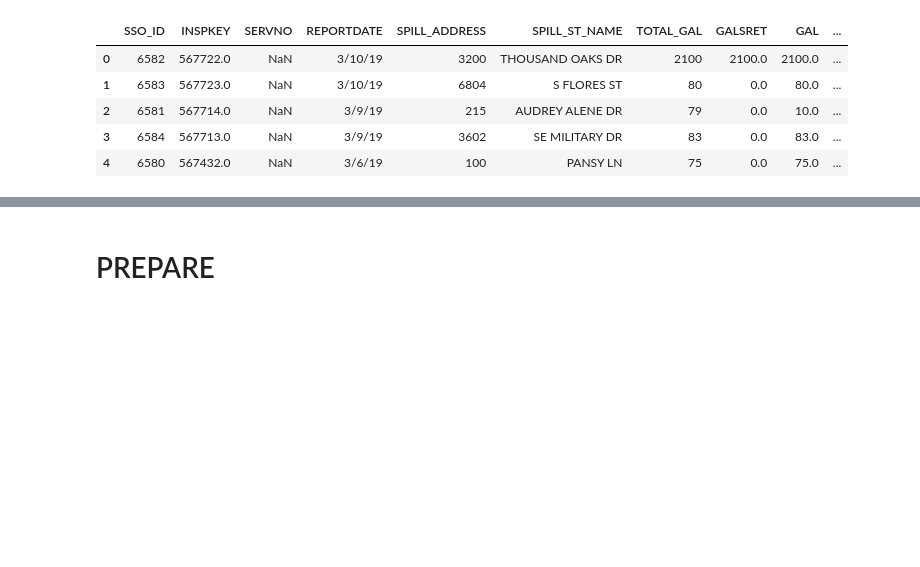
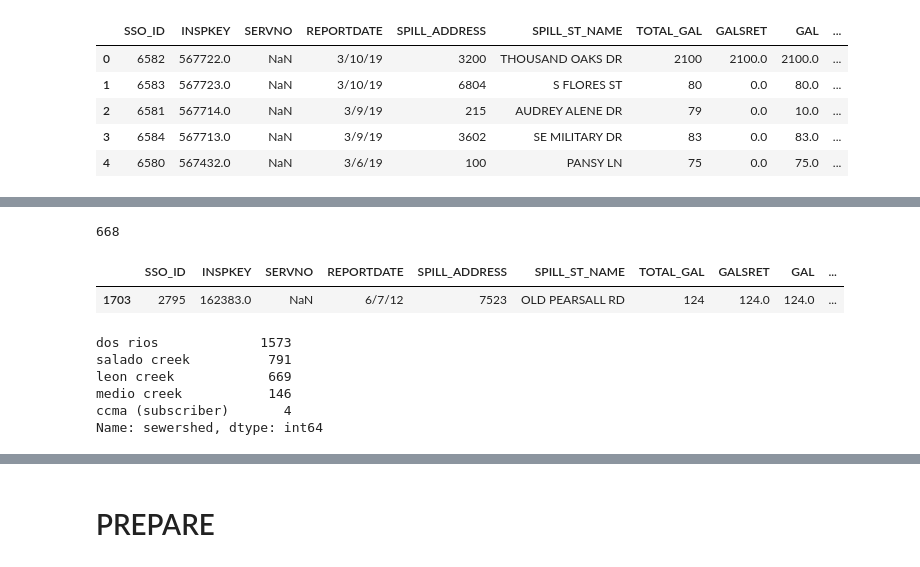
Before and after one commit to codeupada1/san-antonio-datathon-2019, a Jupyter notebook: ssg-notebook.ipynb, the cells around one changed output, grey strips where cells are left out. Cells and saved outputs as stored; diff of their text form; code cells hidden in the pictures; blank space fills up the shorter version.

```diff
--- a/ssg-notebook.ipynb
+++ b/ssg-notebook.ipynb
@@ -78 +78,10 @@ Salado Creek            1
 Name: WATERSHED, dtype: int64
+# %%
+(df.WATERSHED == 'LEON CREEK').sum()
+# %% [output]
+668
+# %%
+df[df.WATERSHED == 'Leon Creek']
+# %% [output]
+|  | SSO_ID | INSPKEY | SERVNO | REPORTDATE | SPILL_ADDRESS | SPILL_ST_NAME | TOTAL_GAL | GALSRET | GAL | ... |
+| 1703 | 2795 | 162383.0 | NaN | 6/7/12 | 7523 | OLD PEARSALL RD | 124 | 124.0 | 124.0 | ... |
@@ -78,0 +90,9 @@ Name: WATERSHED, dtype: int64
+# %%
+df_geocoded.sewershed.value_counts()
+# %% [output]
+dos rios             1573
+salado creek          791
+leon creek            669
+medio creek           146
+ccma (subscriber)       4
+Name: sewershed, dtype: int64
```
Also changed, not shown: parts of 7 cells of this notebook, 1 other file.
